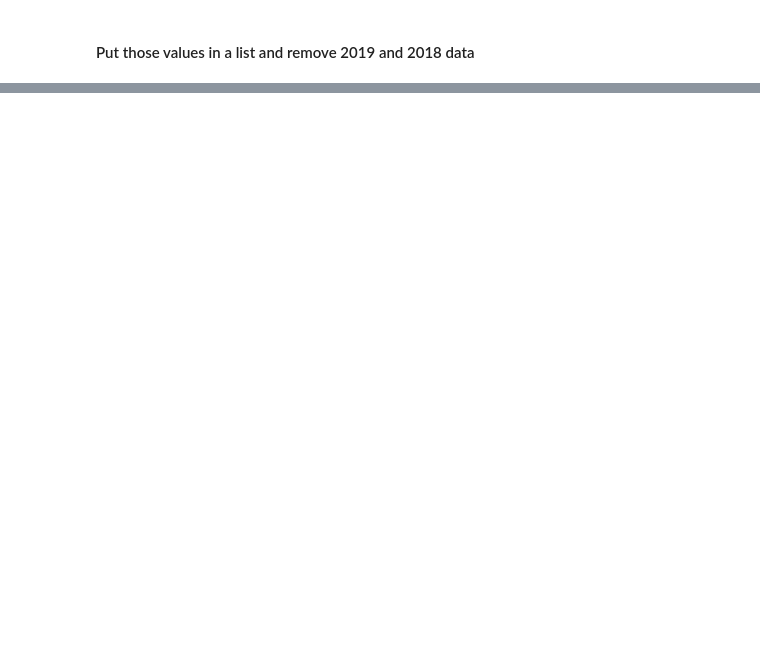
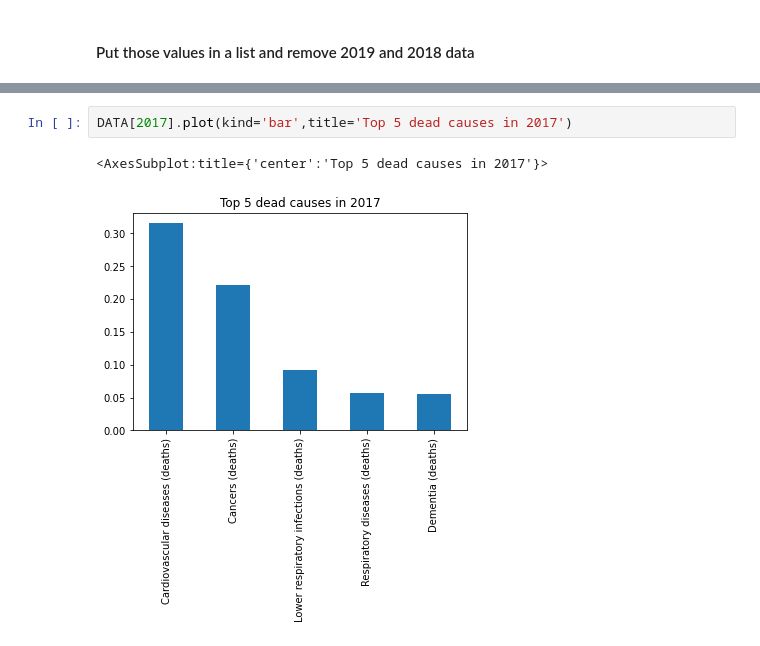
Before and after one commit to Juanarcidiacono/Main-deaths-causes-in-Argentina, a Jupyter notebook: Deads.ipynb, the cells around one changed output, grey strips where cells are left out. Cells and saved outputs as stored; diff of their text form; blank space fills up the shorter version.

```diff
--- a/Deads.ipynb
+++ b/Deads.ipynb
@@ -125 +165,6 @@ popList
+# %%
+DATA[2017].plot(kind='bar',title='Top 5 dead causes in 2017')
+# %% [output]
+<AxesSubplot:title={'center':'Top 5 dead causes in 2017'}>
+[figure, added]
 # %%
```
Also changed, not shown: parts of 18 cells of this notebook.
